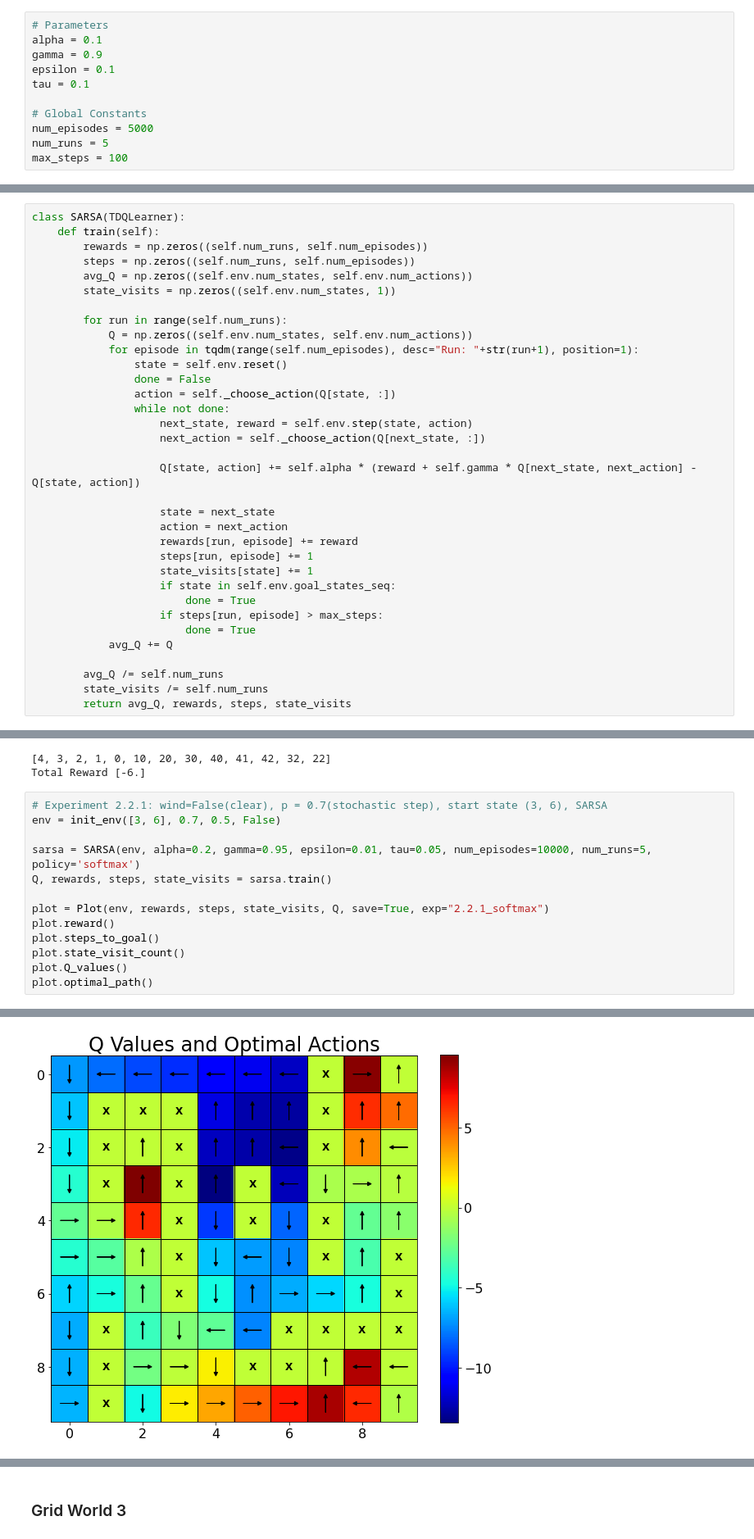
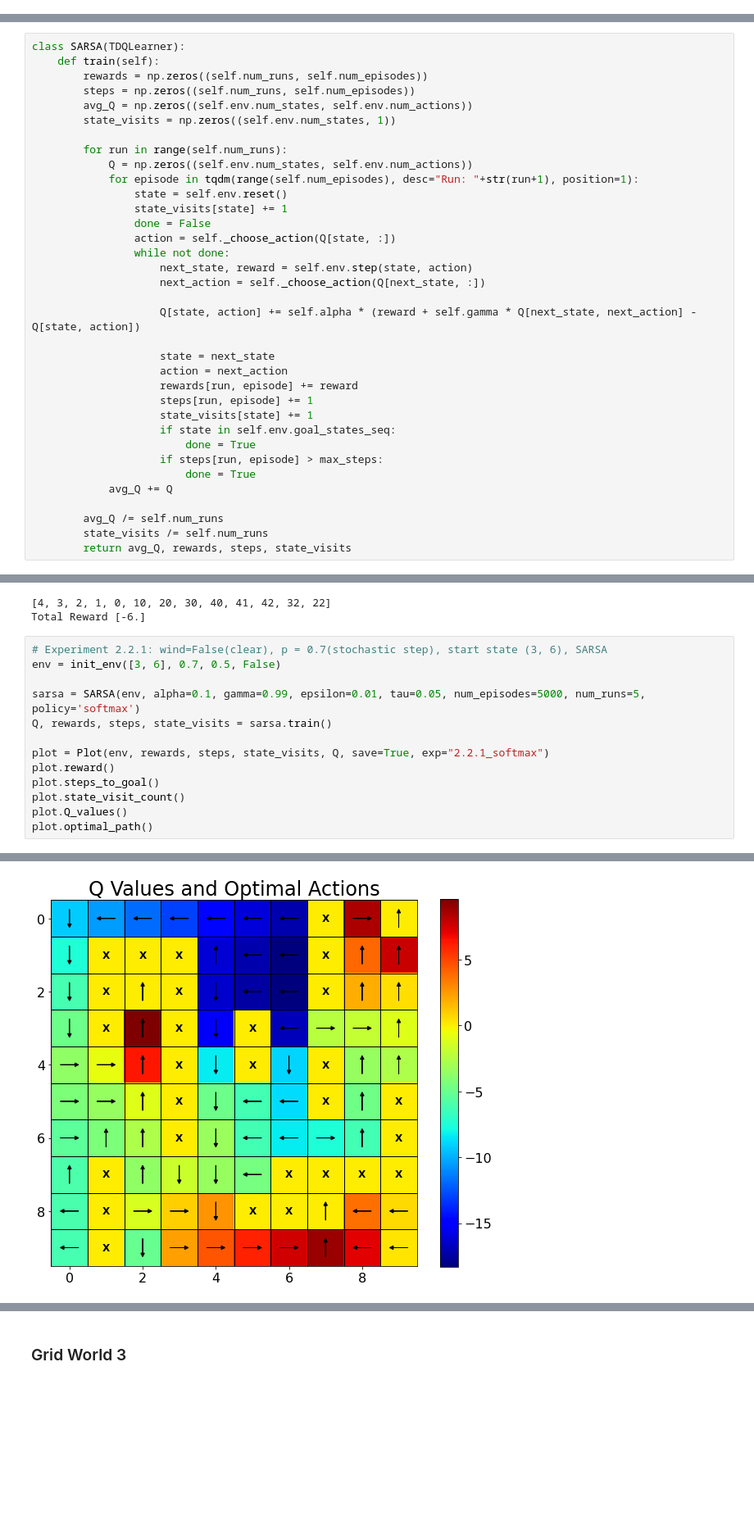
Before and after one commit to nishant-sahoo/RL_Assignments, a Jupyter notebook: Programming Assignments/PA1/notebook.ipynb, the cells around one changed output, grey strips where cells are left out. Shown at 82% size. Cells and saved outputs as stored; diff of their text form; blank space fills up the shorter version.

```diff
--- a/Programming Assignments/PA1/notebook.ipynb
+++ b/Programming Assignments/PA1/notebook.ipynb
@@ -54,13 +58,2 @@ def init_env(start_state, p_good_transition, bias, wind):
-# %%
-# Parameters
-alpha = 0.1
-gamma = 0.9
-epsilon = 0.1
-tau = 0.1
-
-# Global Constants
-num_episodes = 5000
-num_runs = 5
-max_steps = 100
 # %% [markdown]
 ## Policy
@@ -115,6 +114,7 @@ class SARSA(TDQLearner):
             Q = np.zeros((self.env.num_states, self.env.num_actions))
             for episode in tqdm(range(self.num_episodes), desc="Run: "+str(run+1), position=1):
                 state = self.env.reset()
+                state_visits[state] += 1
                 done = False
                 action = self._choose_action(Q[state, :])
                 while not done:
@@ -794,7 +833,7 @@ Total Reward [-6.]
 # Experiment 2.2.1: wind=False(clear), p = 0.7(stochastic step), start state (3, 6), SARSA
 env = init_env([3, 6], 0.7, 0.5, False)
 
-sarsa = SARSA(env, alpha=0.2, gamma=0.95, epsilon=0.01, tau=0.05, num_episodes=10000, num_runs=5, policy='softmax')
+sarsa = SARSA(env, alpha=0.1, gamma=0.99, epsilon=0.01, tau=0.05, num_episodes=5000, num_runs=5, policy='softmax')
 Q, rewards, steps, state_visits = sarsa.train()
 
 plot = Plot(env, rewards, steps, state_visits, Q, save=True, exp="2.2.1_softmax")
@@ -810 +849 @@ plot.optimal_path()
-[figure, old version]
+[figure, new version]
```
Also changed, not shown: parts of 23 cells of this notebook, 12 other files.
